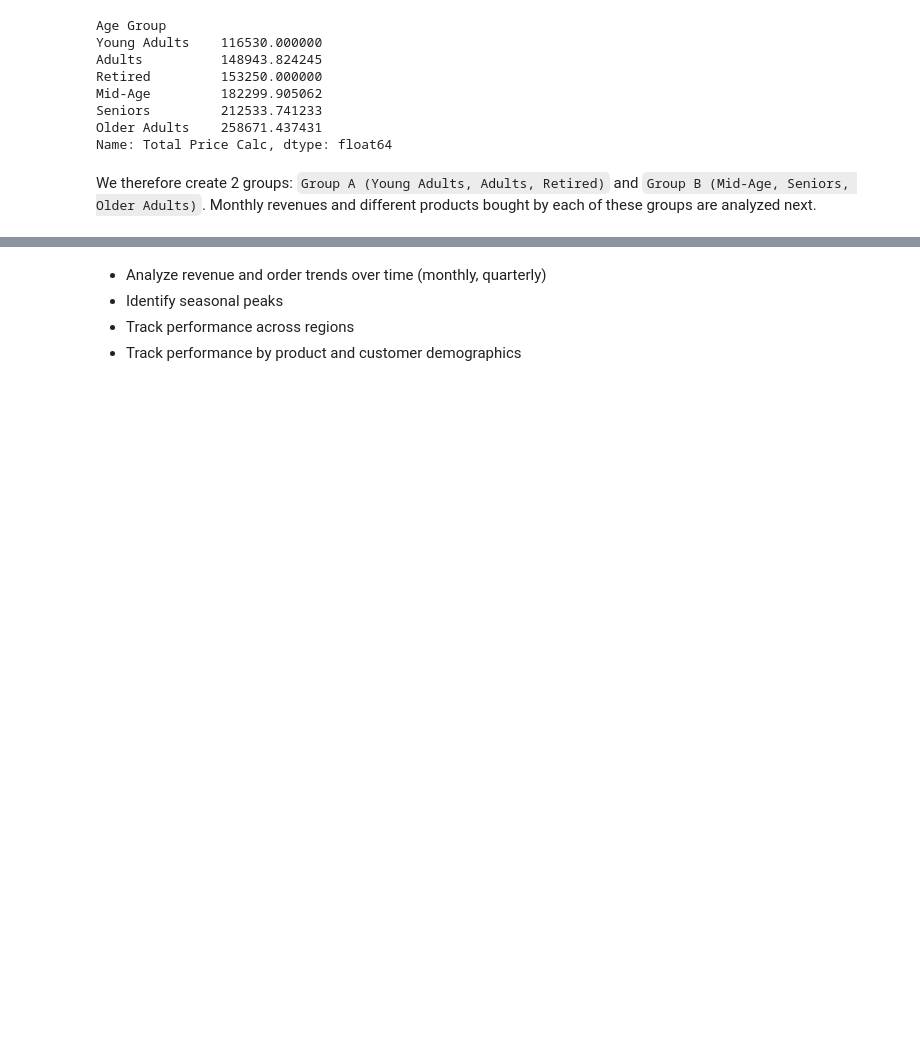
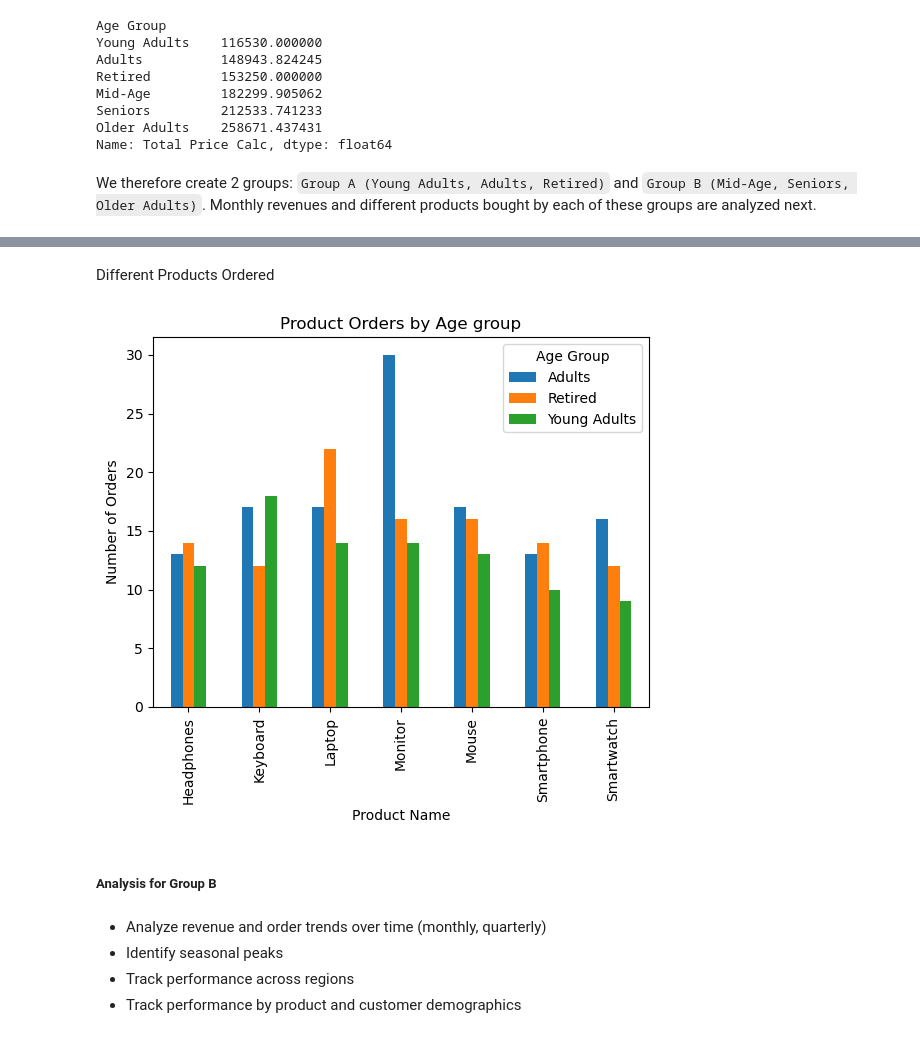
Before and after one commit to Mohammed-Hanan-Othman/ecommerce-sales-analysis, a Jupyter notebook: notebooks/2.sales_trends.ipynb, the cells around one changed output, grey strips where cells are left out. Cells and saved outputs as stored; diff of their text form; code cells hidden in the pictures; blank space fills up the shorter version.

```diff
--- a/notebooks/2.sales_trends.ipynb
+++ b/notebooks/2.sales_trends.ipynb
@@ -331,3 +349,20 @@ df_group_B = df_copy[mask_B]
+# %% [markdown]
+Different Products Ordered
+# %%
+# Plot Products Ordered by Age group
+(df_group_A
+ .groupby(by=["Product Name", "Age Group"])
+ .size()
+ .unstack()
+ .plot(kind="bar")
+)
+plt.ylabel("Number of Orders")
+plt.title("Product Orders by Age group")
+plt.show();
+# %% [output]
+[figure, added]
+# %% [markdown]
+##### Analysis for Group B
 # %% [markdown]
 - Analyze revenue and order trends over time (monthly, quarterly)
 - Identify seasonal peaks
```
Also changed, not shown: parts of 3 cells of this notebook.
